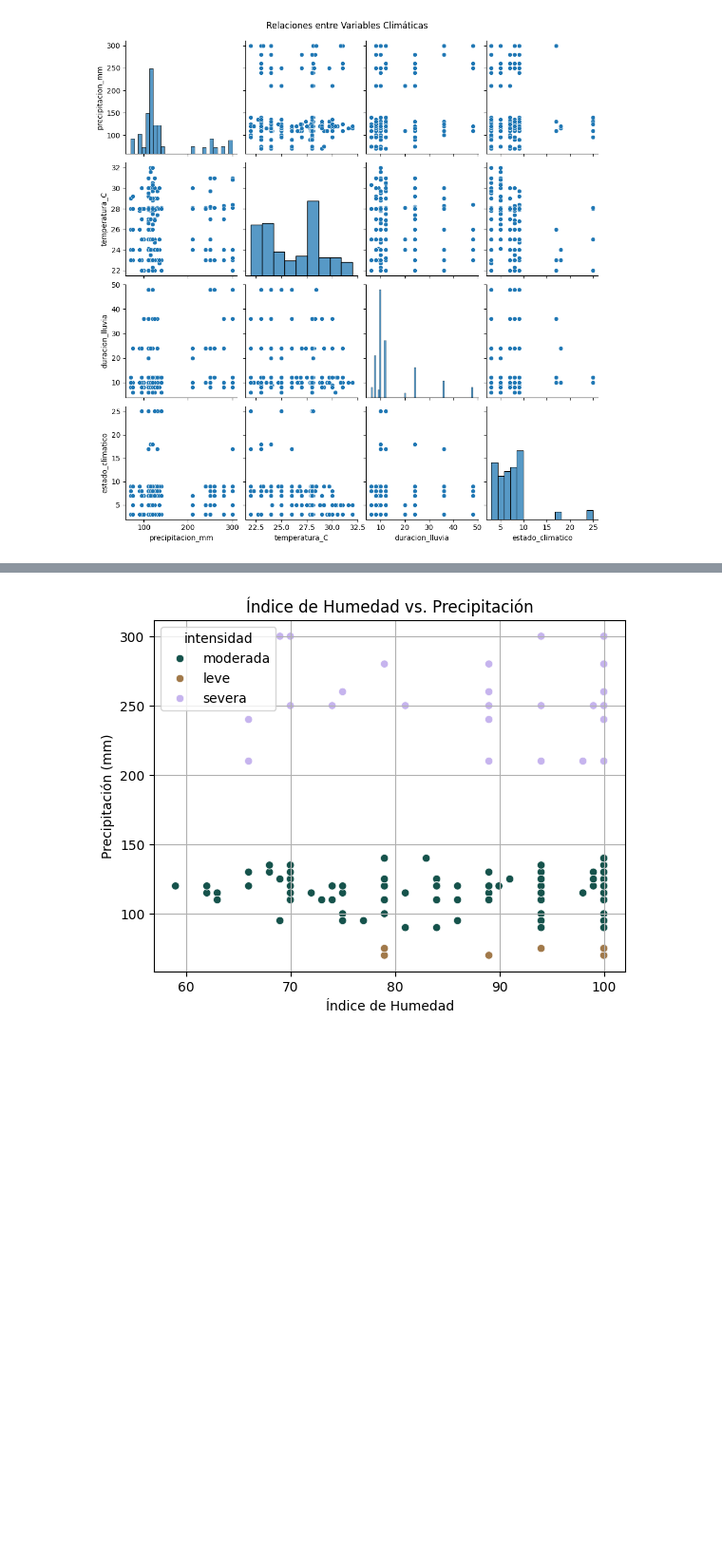
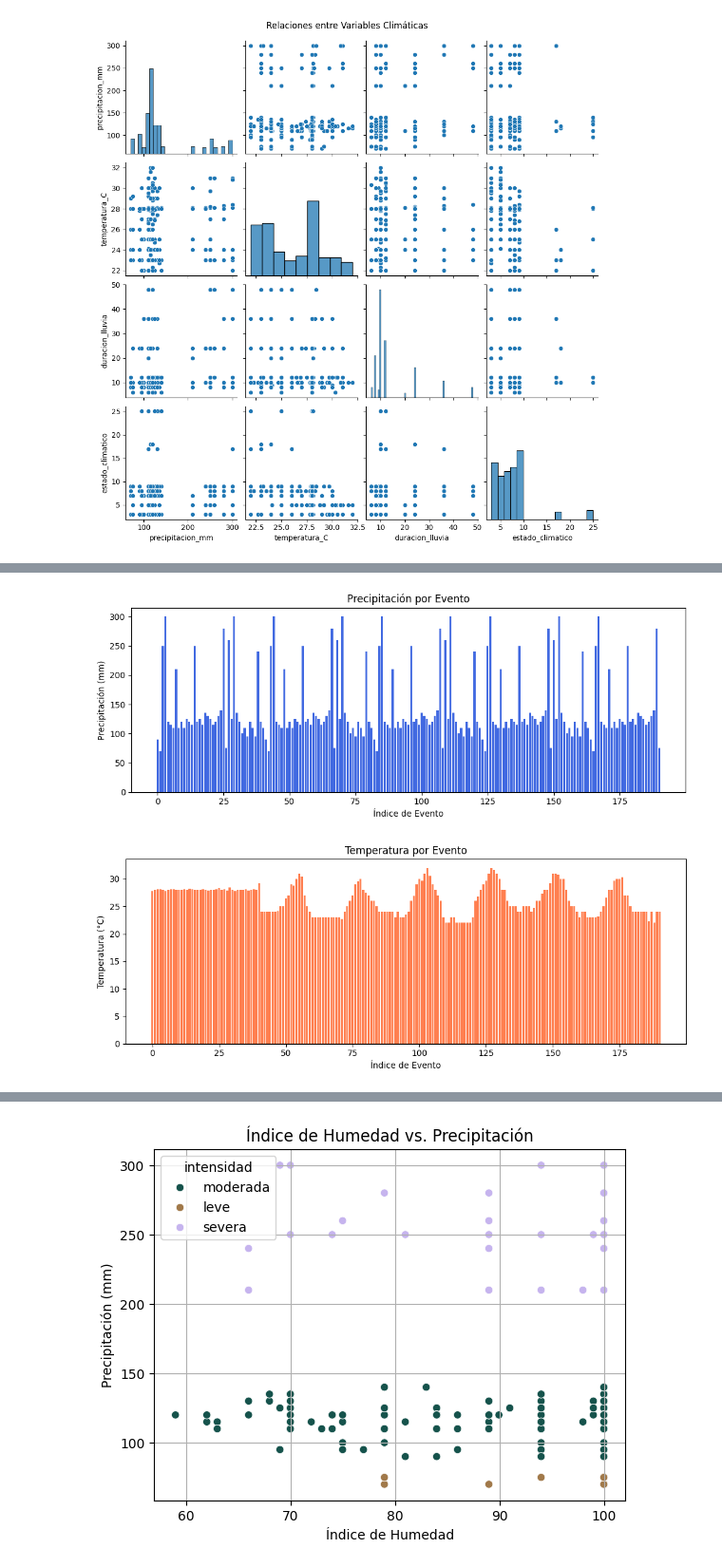
Before and after one commit to Jhonevin/proyecto_bootcam, a Jupyter notebook: main2.ipynb, the cells around one changed output, grey strips where cells are left out. Shown at 95% size. Drawn from its saved outputs; the diff is of its cells as text; code cells hidden in the pictures; blank space fills up the shorter version.

```diff
--- a/main2.ipynb
+++ b/main2.ipynb
@@ -554,3 +442,26 @@ plt.show()
+# %%
+import matplotlib.pyplot as plt
+
+# Gráfica de barras: Precipitación
+plt.figure(figsize=(10, 4))
+plt.bar(bd_inundacion.index, bd_inundacion['precipitacion_mm'], color='royalblue')
+plt.title('Precipitación por Evento')
+plt.xlabel('Índice de Evento')
+plt.ylabel('Precipitación (mm)')
+plt.tight_layout()
+plt.show()
+
+# Gráfica de barras: Temperatura
+plt.figure(figsize=(10, 4))
+plt.bar(bd_inundacion.index, bd_inundacion['temperatura_C'], color='coral')
+plt.title('Temperatura por Evento')
+plt.xlabel('Índice de Evento')
+plt.ylabel('Temperatura (°C)')
+plt.tight_layout()
+plt.show()
+# %% [output]
+[figure, added]
+[figure, added]
 # %%
 #Countplot de eventos por zona hidrográfica
 
```
Also changed, not shown: parts of 32 cells of this notebook, 4 other files.
